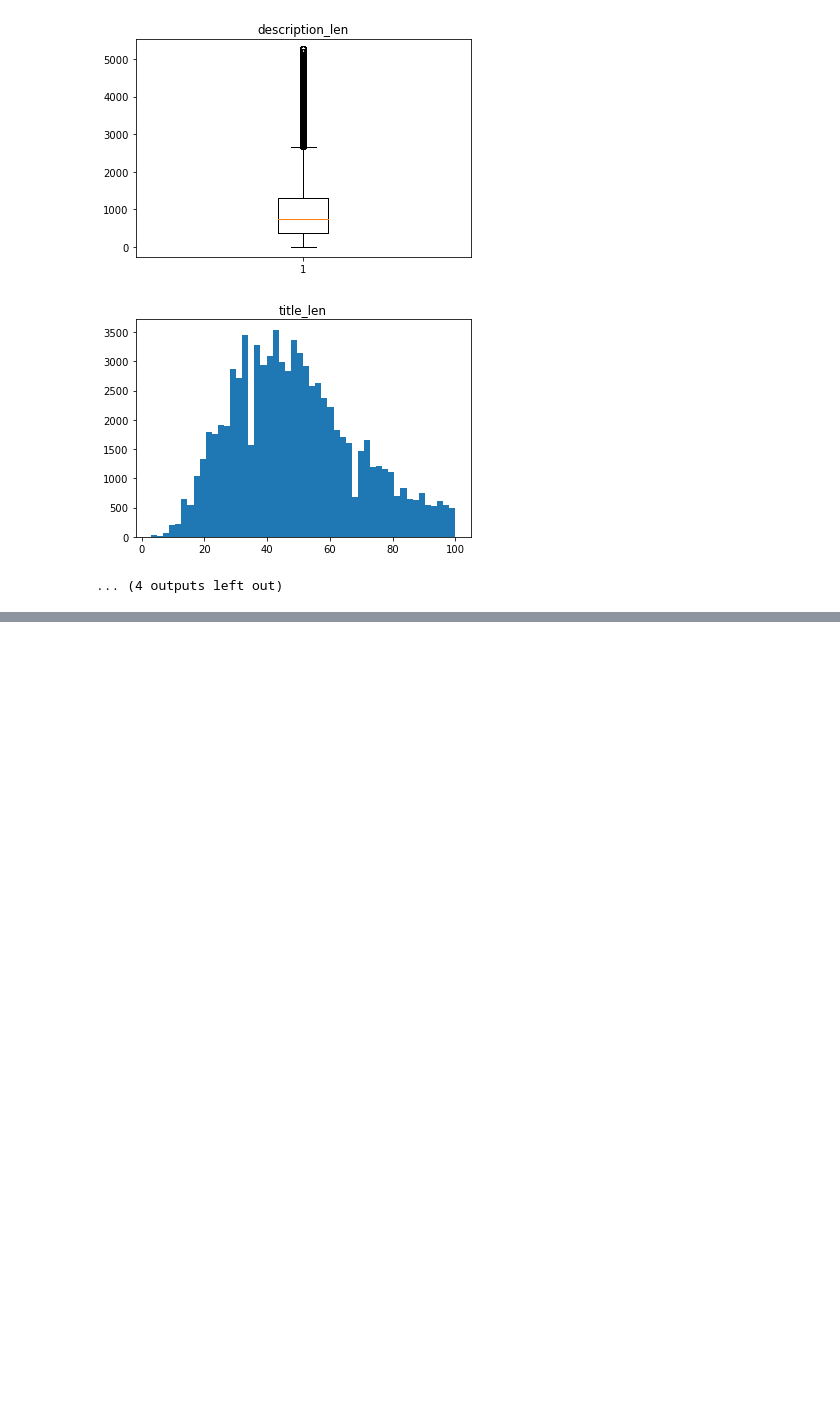
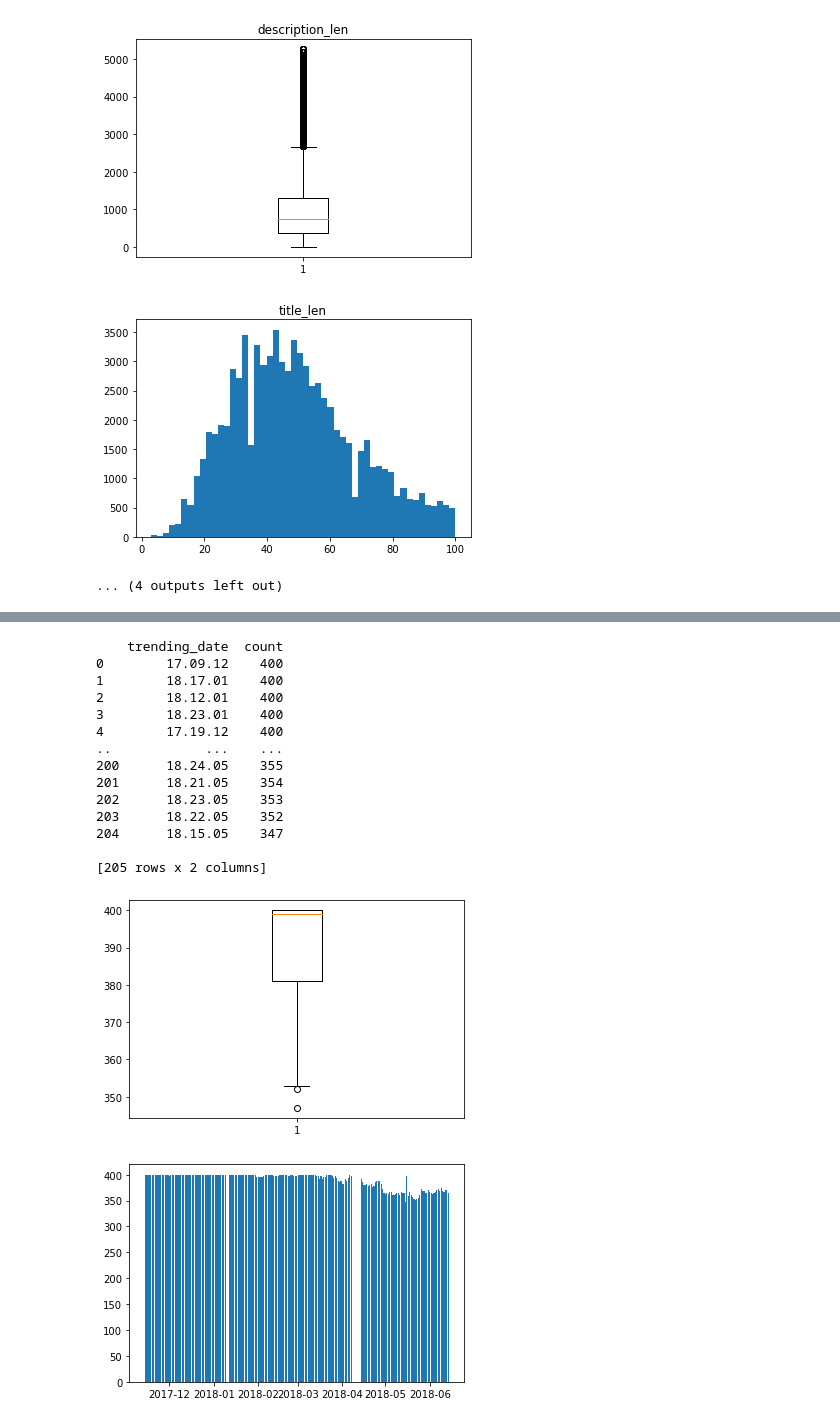
Before and after one commit to DominikKossinski/PED, a Jupyter notebook: ped.ipynb, the cells around one changed output, grey strips where cells are left out. Drawn from its saved outputs; the diff is of its cells as text; code cells hidden in the pictures; blank space fills up the shorter version.

Commit message:
dates preprocessing

```diff
--- a/ped.ipynb
+++ b/ped.ipynb
@@ -753,0 +745,5 @@ w trending znacznie spada.
+# %%
+trending_date_counts = videos["trending_date"].value_counts()
+trending_date_counts = trending_date_counts.rename_axis("trending_date").reset_index(name="count")
+
+trending_date_counts.describe()
@@ -753,0 +760,24 @@ w trending znacznie spada.
+# %%
+print(trending_date_counts)
+plt.boxplot(trending_date_counts["count"])
+plt.show()
+
+plt.bar(pd.to_datetime(trending_date_counts["trending_date"], format="%y.%d.%m"), trending_date_counts["count"])
+plt.show()
+# %% [output]
+    trending_date  count
+0        17.09.12    400
+1        18.17.01    400
+2        18.12.01    400
+3        18.23.01    400
+4        17.19.12    400
+..            ...    ...
+200      18.24.05    355
+201      18.21.05    354
+202      18.23.05    353
+203      18.22.05    352
+204      18.15.05    347
+
+[205 rows x 2 columns]
+[figure, added]
+[figure, added]
```
Also changed, not shown: parts of 21 cells of this notebook.
